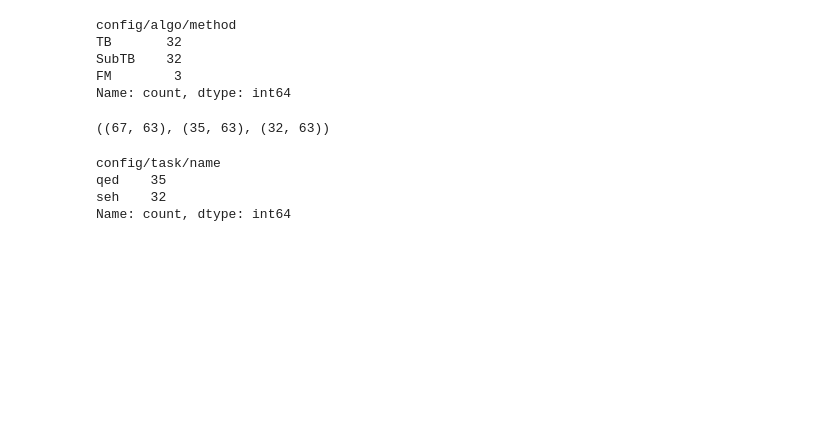
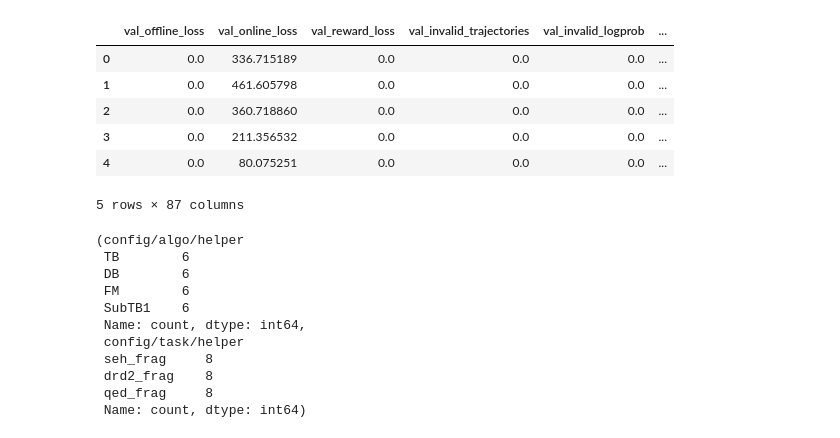
Before and after one commit to aanjaa/gflownet, a Jupyter notebook: analyse_dataframe.ipynb, the cells around one changed output. Cells and saved outputs as stored; diff of their text form; code cells hidden in the pictures; blank space fills up the shorter version.

```diff
--- a/analyse_dataframe.ipynb
+++ b/analyse_dataframe.ipynb
@@ -29,8 +19,28 @@ df.loc[(df["config/algo/method"]=="TB") & (df["config/algo/tb/do_subtb"]==True),
+# %%
+# Find all folders in the directory
+names = os.listdir(f'./logs/{prepend_name}{experiment_name}')
+dataframes = [pd.read_csv(f'./logs/{prepend_name}{experiment_name}/{name}/dataframe.csv') for name in names]
+df = pd.concat(dataframes, ignore_index=True)
+df.head()
+# %% [output]
+|  | val_offline_loss | val_online_loss | val_reward_loss | val_invalid_trajectories | val_invalid_logprob | ... |
+| 0 | 0.0 | 336.715189 | 0.0 | 0.0 | 0.0 | ... |
+| 1 | 0.0 | 461.605798 | 0.0 | 0.0 | 0.0 | ... |
+| 2 | 0.0 | 360.718860 | 0.0 | 0.0 | 0.0 | ... |
+| 3 | 0.0 | 211.356532 | 0.0 | 0.0 | 0.0 | ... |
+| 4 | 0.0 | 80.075251 | 0.0 | 0.0 | 0.0 | ... |
+5 rows × 87 columns
 # %%
-df["config/algo/method"].value_counts()
+df["config/algo/helper"].value_counts(), df["config/task/helper"].value_counts()
 # %% [output]
-config/algo/method
-TB       32
-SubTB    32
-FM        3
-Name: count, dtype: int64
+(config/algo/helper
+ TB        6
+ DB        6
+ FM        6
+ SubTB1    6
+ Name: count, dtype: int64,
+ config/task/helper
+ seh_frag     8
+ drd2_frag    8
+ qed_frag     8
+ Name: count, dtype: int64)
@@ -41,11 +46,0 @@ df_seh = df[df["config/task/name"] == "seh"]
-# %%
-df.shape, df_qed.shape, df_seh.shape
-# %% [output]
-((67, 63), (35, 63), (32, 63))
-# %%
-df["config/task/name"].value_counts()
-# %% [output]
-config/task/name
-qed    35
-seh    32
-Name: count, dtype: int64
```
Also changed, not shown: parts of 16 cells of this notebook, 10 other files.
